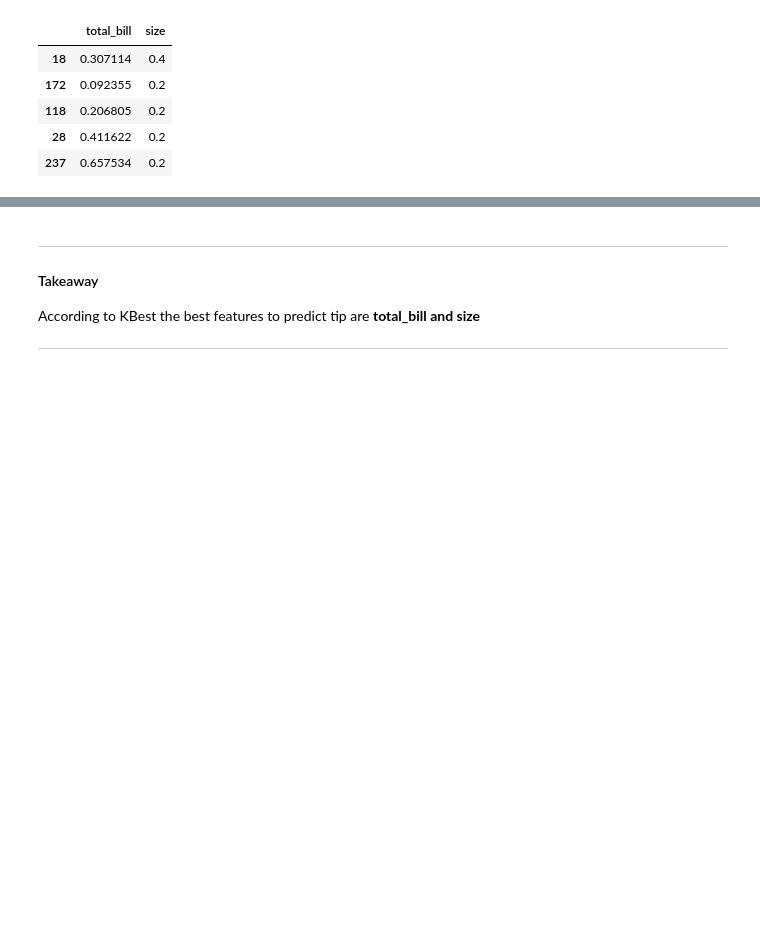
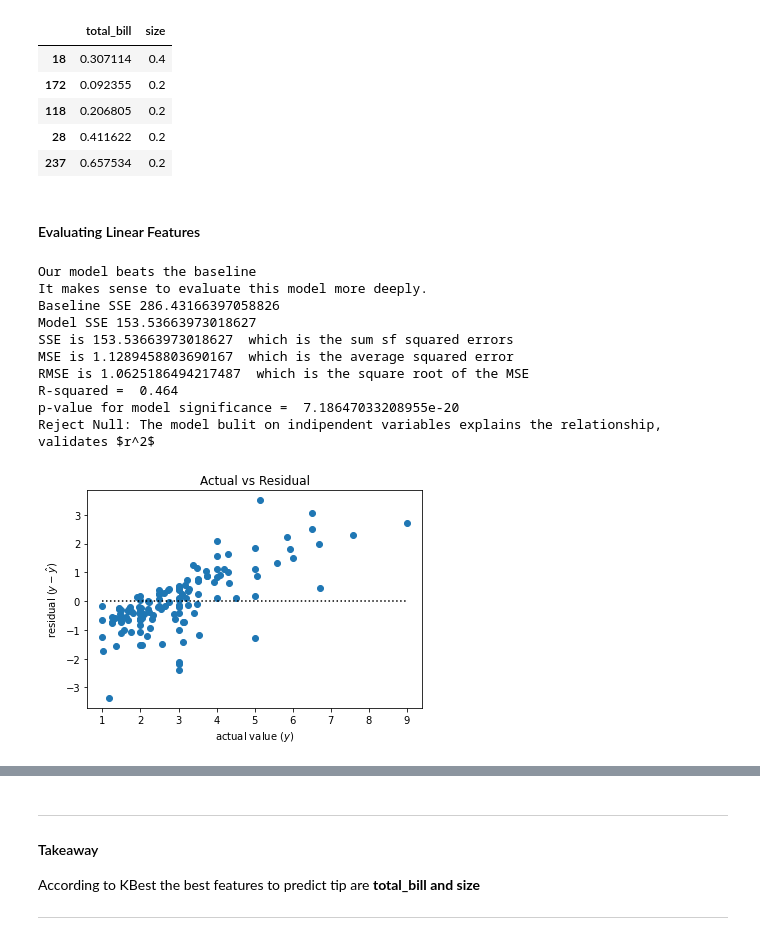
Before and after one commit to CSolitaire/regression-exercises, a Jupyter notebook: feature_engineering.ipynb, the cells around one changed output, grey strips where cells are left out. Drawn from its saved outputs; the diff is of its cells as text; code cells hidden in the pictures; blank space fills up the shorter version.

```diff
--- a/feature_engineering.ipynb
+++ b/feature_engineering.ipynb
@@ -713,3 +713,20 @@ X_reduced_scaled.head()
 | 118 | 0.206805 | 0.2 |
 | 28 | 0.411622 | 0.2 |
 | 237 | 0.657534 | 0.2 |
+# %% [markdown]
+####  Evaluating Linear Features
+# %%
+# Evaluatin total_bill
+linear_model(ols('tip ~ total_bill', train).fit(), train.tip, train.total_bill)
+# %% [output]
+Our model beats the baseline
+It makes sense to evaluate this model more deeply.
+Baseline SSE 286.43166397058826
+Model SSE 153.53663973018627
+SSE is 153.53663973018627  which is the sum sf squared errors
+MSE is 1.1289458803690167  which is the average squared error
+RMSE is 1.0625186494217487  which is the square root of the MSE
+R-squared =  0.464
+p-value for model significance =  7.18647033208955e-20
+Reject Null: The model bulit on indipendent variables explains the relationship, validates $r^2$
+[figure, added]
```
Also changed, not shown: parts of 21 cells of this notebook.
